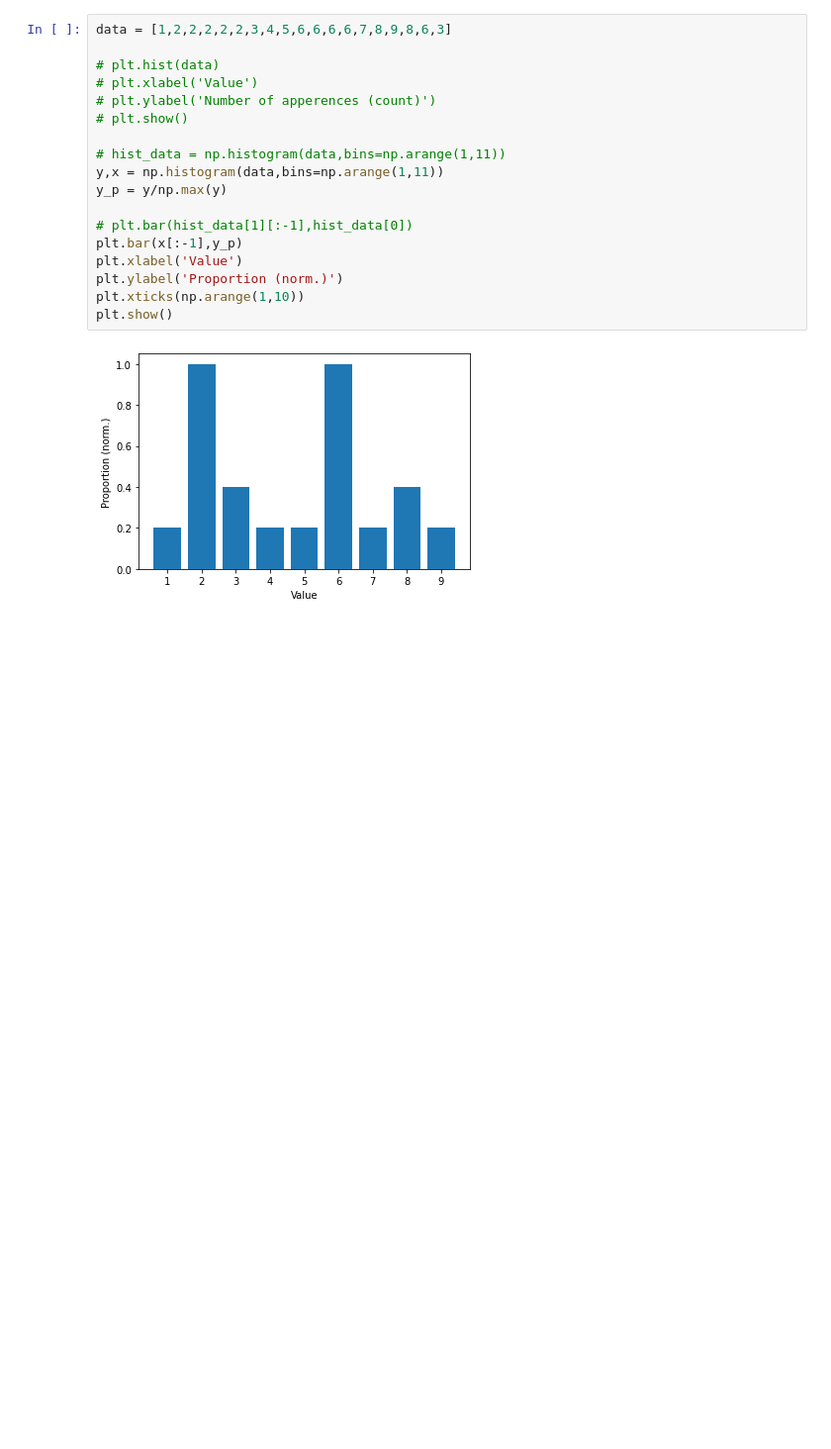
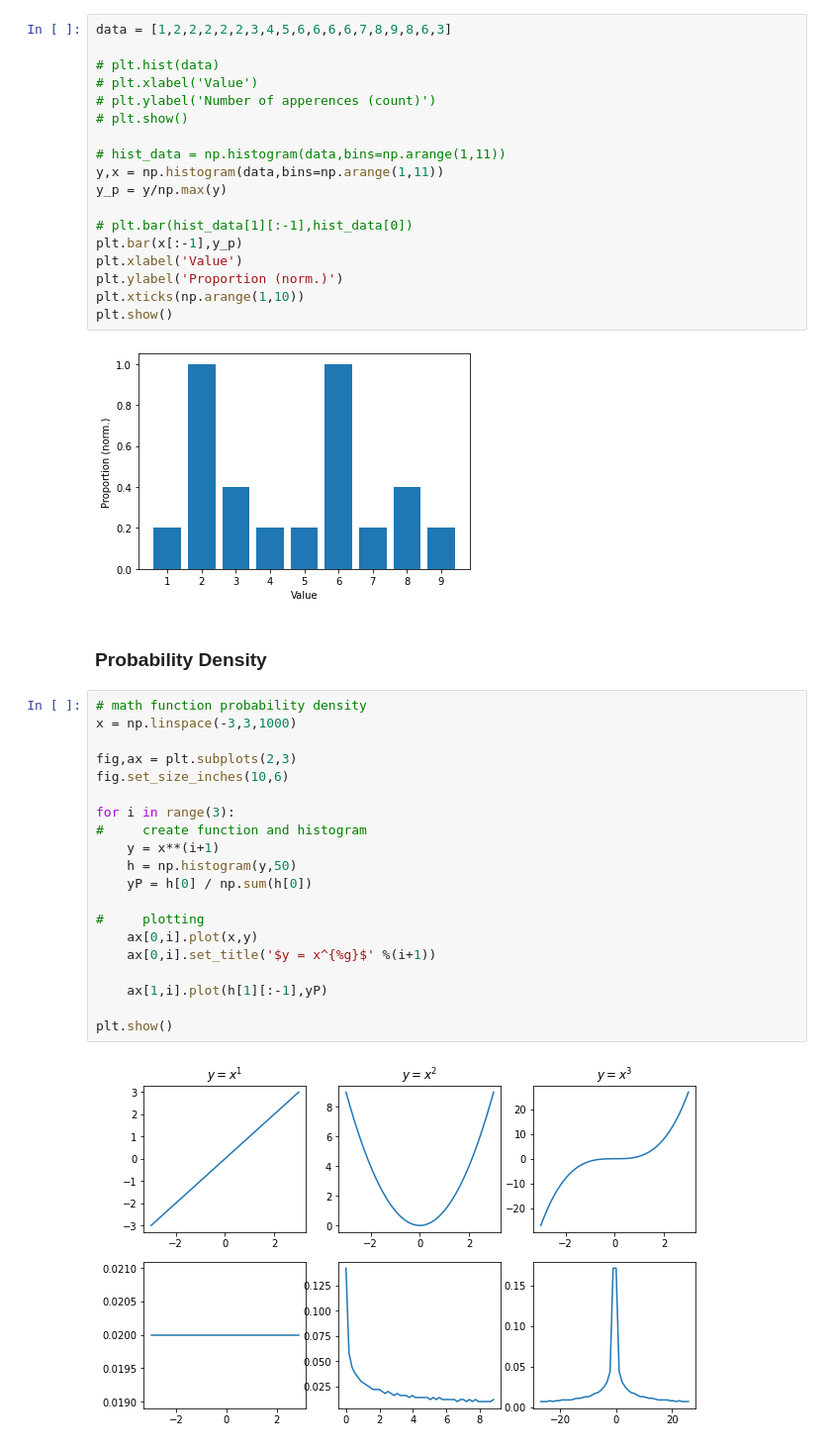
Before and after one commit to Nefari0/python-histograms-probability, a Jupyter notebook: Creating a histogram from data.ipynb, the cells around one changed output. Shown: that part at 99% size. Saved outputs shown, nothing was run; the diff lists cells and outputs as text; blank space fills up the shorter version.

Commit message:
probability density of math function

```diff
--- a/Creating a histogram from data.ipynb
+++ b/Creating a histogram from data.ipynb
@@ -21,3 +21,27 @@ plt.xticks(np.arange(1,10))
 plt.show()
 # %% [output]
 [figure]
+# %% [markdown]
+### Probability Density
+# %%
+# math function probability density
+x = np.linspace(-3,3,1000)
+
+fig,ax = plt.subplots(2,3)
+fig.set_size_inches(10,6)
+
+for i in range(3):
+#     create function and histogram
+    y = x**(i+1)
+    h = np.histogram(y,50)
+    yP = h[0] / np.sum(h[0])
+
+#     plotting
+    ax[0,i].plot(x,y)
+    ax[0,i].set_title('$y = x^{%g}$' %(i+1))
+
+    ax[1,i].plot(h[1][:-1],yP)
+
+plt.show()
+# %% [output]
+[figure, added]
```
